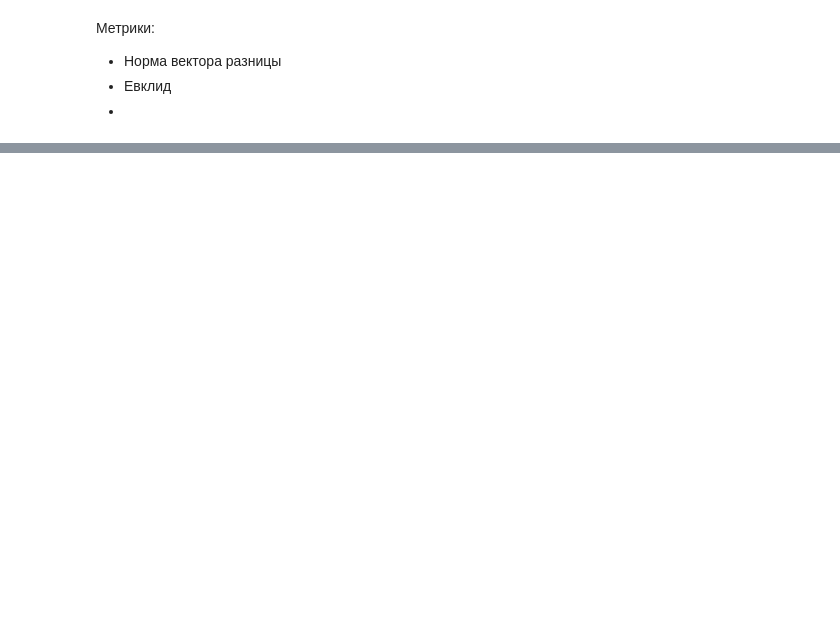
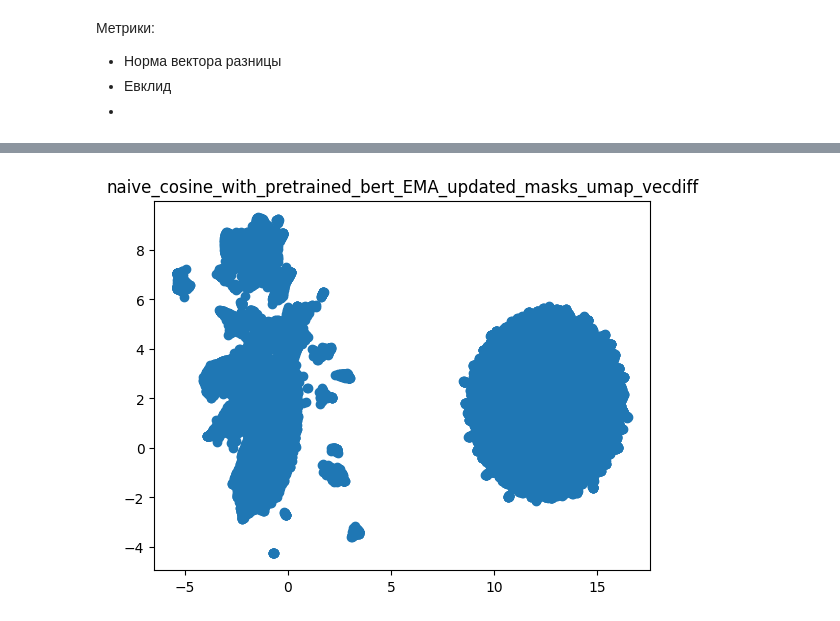
Before and after one commit to Xenomirant/ModularLM, a Jupyter notebook: analytics/bert_analytics.ipynb, the cells around one changed output, grey strips where cells are left out. Saved outputs shown, nothing was run; the diff lists cells and outputs as text; code cells hidden in the pictures; blank space fills up the shorter version.

```diff
--- a/analytics/bert_analytics.ipynb
+++ b/analytics/bert_analytics.ipynb
@@ -55,7 +56,7 @@ BATCH_SIZE = 16
 
 DATA_PATH = '../data/test_dataset.csv'
 MODEL_NAME = 'DeepPavlov/rubert-base-cased'
-WEIGHTS_PATH = "ckpt/trained_models/naive_cosine_with_pretrained_bert_EMA_updated_masks/model.pt"
+WEIGHTS_PATH = "ckpt/naive_cosine_with_pretrained_bert_high_lr/model.pt"
 # %% [markdown]
 ## Data Preparation
 # %%
@@ -73,26 +74,3 @@ Dataset({
 })
 # %%
 tokenizer = AutoTokenizer.from_pretrained(MODEL_NAME)
-# %%
-class PairsDataset(Dataset):
-    def __init__(self, data, tokenizer):
-        self.dataset = data
-        self.tokenizer = tokenizer
-
-    def __len__(self):
-        return len(self.dataset)
-
-    def __getitem__(self, idx):
-        text1 = self.tokenizer(self.dataset[idx]['base'],
-                     padding='max_length',
-                     truncation=True,
-                     max_length=SEQ_LEN,
-                     return_tensors='pt')
-
-        text2 = self.tokenizer(self.dataset[idx]['polypers'],
-                     padding='max_length',
-                     truncation=True,
-                     max_length=SEQ_LEN,
-                     return_tensors='pt')
-
-        return text1, text2
@@ -128,7 +87,7 @@ model = AutoModelForMaskedLM.from_pretrained(MODEL_NAME)
 model.to(device)
 pass
 # %%
-dt = PairsDataset(data.select(range(10000)), mlm_model.tokenizer)
+dt = PairsDataset(data, mlm_model.tokenizer)
 dl = DataLoader(dt,
                 batch_size=BATCH_SIZE,
                 shuffle=False)
@@ -358,3 +355,9 @@ plt.scatter(embedding[:, 0], embedding[:, 1])
+# %%
+plt.scatter(embedding[:, 0], embedding[:, 1])
+plt.title(f"{path.parts[-1]}_umap_vecdiff")
+plt.savefig(path.joinpath("umap_vecdiff.png"), format="png")
+# %% [output]
+[figure, added]
 # %%
 vecs_diff = vecs[torch.where(vecs.sum(dim=1) != 0)[0]].cpu()
 mn_vec = vecs_diff.mean(dim=0).cpu()
```
Also changed, not shown: parts of 14 cells of this notebook.
